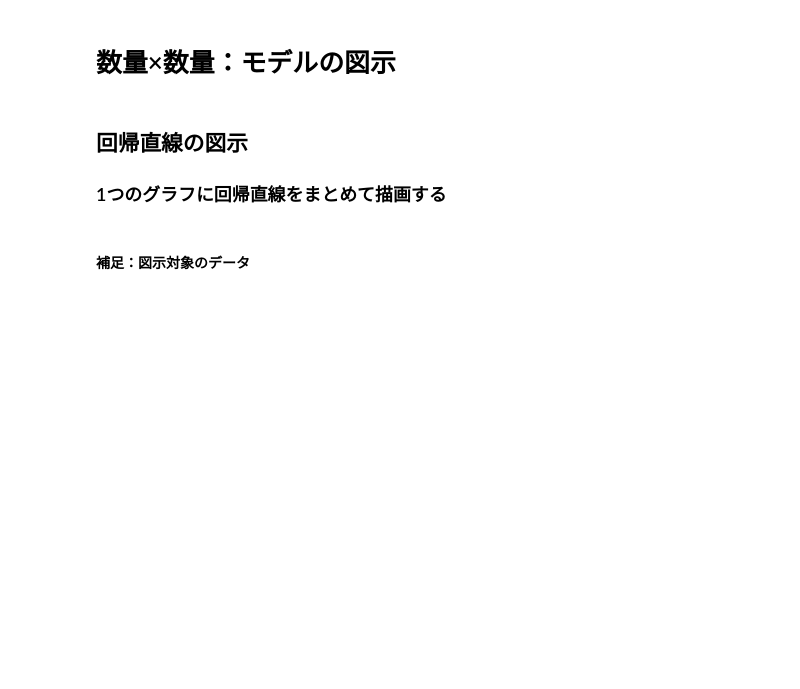
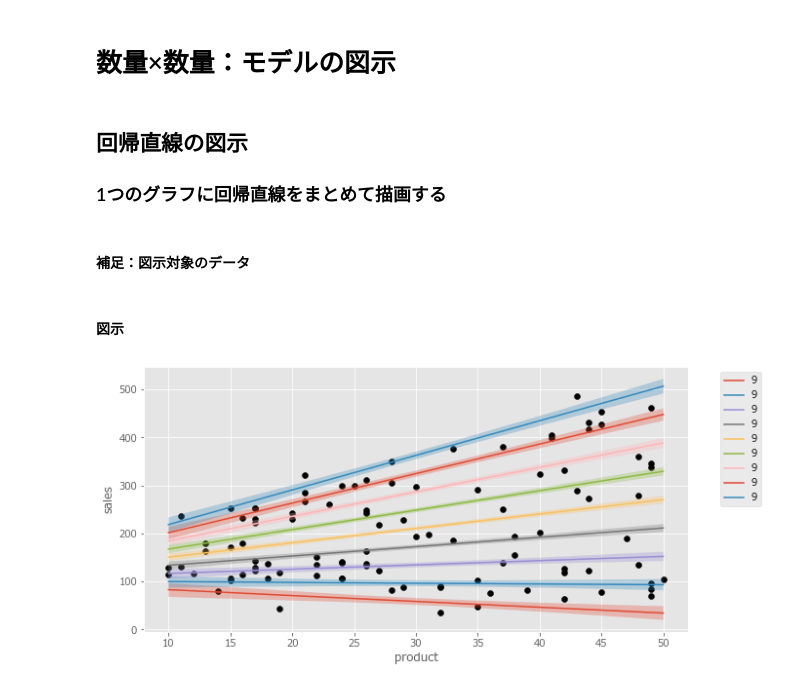
Before and after one commit to Data-Anal-Ojisan/DataAnalOji.hatena.sample, a Jupyter notebook: python_samples/stan/3-10-3-交互作用：数量×数量.ipynb, the cells around one changed output. Cells and saved outputs as stored; diff of their text form; code cells hidden in the pictures; blank space fills up the shorter version.

```diff
--- a/python_samples/stan/3-10-3-交互作用：数量×数量.ipynb
+++ b/python_samples/stan/3-10-3-交互作用：数量×数量.ipynb
@@ -246,0 +270,40 @@ display(pd.DataFrame((newdata_3* newdata_3_b).T,
+# %% [markdown]
+#### 図示
+# %%
+### グラフ描画領域の作成
+plt.figure(figsize=(10, 5))
+
+# 散布図の描画
+plt.scatter(x='product',
+            y='sales',
+            data=interaction_3,
+            c='black',
+            label=None)
+
+num_clerk = ['clerk=1', 'clerk=2', 'clerk=3', 'clerk=4', 'clerk=5',
+             'clerk=6', 'clerk=7', 'clerk=8', 'clerk=9']
+
+# 店員人数ごとに，95%区間をforループで描画
+for num in num_clerk:
+
+    # 特定の店員人数の時の売り上げを描画
+    plt.plot(mu_pred[mu_pred['num_clerk']==num]['product'],
+             mu_pred[mu_pred['num_clerk']==num]["50%"],
+             label=i)
+    # 95%ベイズ信頼区間を描画
+    plt.fill_between(x=mu_pred[mu_pred['num_clerk']==num]['product'],
+                     y1=mu_pred[mu_pred['num_clerk']==num]["2.5%"],
+                     y2=mu_pred[mu_pred['num_clerk']==num]["97.5%"],
+                     alpha=0.3)
+
+# 軸ラベルの追加
+plt.ylabel('sales')
+plt.xlabel('product')
+
+# 凡例の追加
+plt.legend(bbox_to_anchor=(1.05, 1), loc='upper left')
+
+# グラフの描画
+plt.show()
+# %% [output]
+[figure, added]
```
Also changed, not shown: parts of 4 cells of this notebook, 1 other file.
